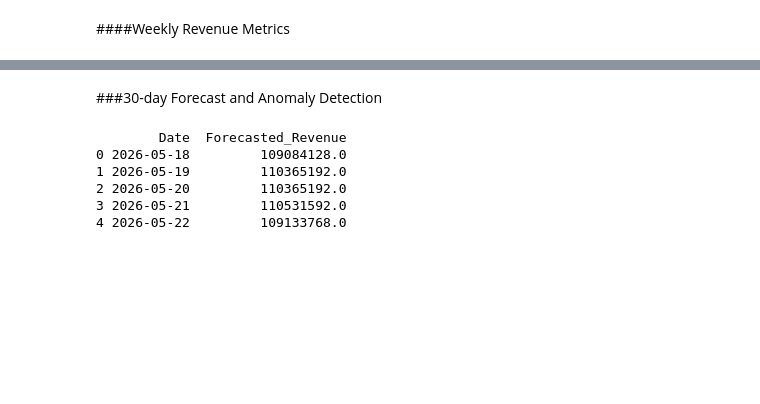
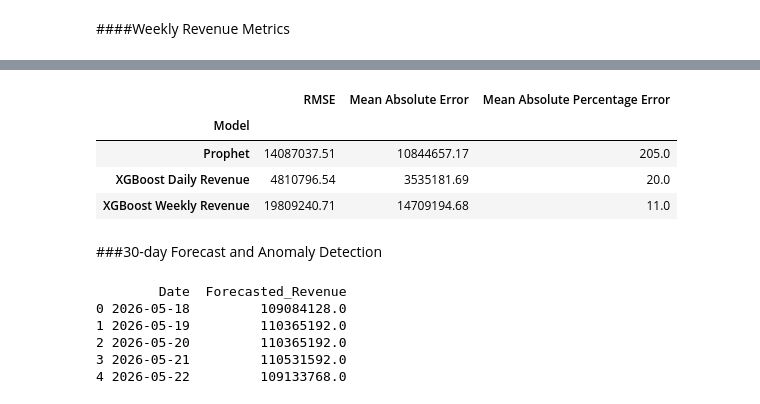
Before and after one commit to Suchitra90/Data-Science-Assignment, a Jupyter notebook: Data_Scientist_Assignment_G_Suchitra.ipynb, the cells around one changed output, grey strips where cells are left out. Saved outputs shown, nothing was run; the diff lists cells and outputs as text; code cells hidden in the pictures; blank space fills up the shorter version.

```diff
--- a/Data_Scientist_Assignment_G_Suchitra.ipynb
+++ b/Data_Scientist_Assignment_G_Suchitra.ipynb
@@ -356,11 +356,15 @@ predict = test_forecast['yhat'].values
 
 from sklearn.metrics import root_mean_squared_error,mean_absolute_error,mean_absolute_percentage_error
 
-RMSE = root_mean_squared_error(actual,predict)
-MAE = mean_absolute_error(actual,predict)
-MAPE = mean_absolute_percentage_error(actual,predict)*100
+RMSE = np.round(root_mean_squared_error(actual,predict),2)
+MAE = np.round(mean_absolute_error(actual,predict),2)
+MAPE = np.round(mean_absolute_percentage_error(actual,predict),2)*100
 
 print('RMSE:',RMSE)
 print('MAE:',MAE)
 print('MAPE:',MAPE)
+
+Results = pd.DataFrame(index=[0],data={'Model':'Prophet','RMSE':RMSE,'Mean Absolute Error':MAE,'Mean Absolute Percentage Error':MAPE})
+Results.set_index('Model',inplace=True)
+Results
 # %% [output]
@@ -658,11 +665,16 @@ xgb_model.fit(X_train,y_train)
 
 y_pred = xgb_model.predict(X_test)
 # %%
-RMSE = root_mean_squared_error(y_pred,y_test)
-MAE = mean_absolute_error(y_pred,y_test)
-MAPE = mean_absolute_percentage_error(y_pred,y_test)*100
+RMSE = np.round(root_mean_squared_error(y_pred,y_test),2)
+MAE = np.round(mean_absolute_error(y_pred,y_test),2)
+MAPE = np.round(mean_absolute_percentage_error(y_pred,y_test),2)*100
 
 print('RMSE:',RMSE)
 print('MAE:',MAE)
 print('MAPE:',MAPE)
+
+Results1 = pd.DataFrame(index=[0],data={'Model':'XGBoost Daily Revenue','RMSE':RMSE,'Mean Absolute Error':MAE,'Mean Absolute Percentage Error':MAPE})
+Results1.set_index('Model',inplace=True)
+Results = pd.concat([Results,Results1])
+Results
 # %% [output]
@@ -691,11 +707,16 @@ xgb_model.fit(X_train,y_train)
 
 y_pred = xgb_model.predict(X_test)
 # %%
-RMSE = root_mean_squared_error(y_pred,y_test)
-MAE = mean_absolute_error(y_pred,y_test)
-MAPE = mean_absolute_percentage_error(y_pred,y_test)*100
+RMSE = np.round(root_mean_squared_error(y_pred,y_test),2)
+MAE = np.round(mean_absolute_error(y_pred,y_test),2)
+MAPE = np.round(mean_absolute_percentage_error(y_pred,y_test),2)*100
 
 print('RMSE:',RMSE)
 print('MAE:',MAE)
 print('MAPE:',MAPE)
+
+Results1 = pd.DataFrame(index=[0],data={'Model':'XGBoost Weekly Revenue','RMSE':RMSE,'Mean Absolute Error':MAE,'Mean Absolute Percentage Error':MAPE})
+Results1.set_index('Model',inplace=True)
+Results = pd.concat([Results,Results1])
+Results
 # %% [output]
@@ -705,3 +726,8 @@ MAPE: 10.897691394733549
+|  | RMSE | Mean Absolute Error | Mean Absolute Percentage Error |
+| Model |  |  |  |
+| Prophet | 14087037.51 | 10844657.17 | 205.0 |
+| XGBoost Daily Revenue | 4810796.54 | 3535181.69 | 20.0 |
+| XGBoost Weekly Revenue | 19809240.71 | 14709194.68 | 11.0 |
 # %% [markdown]
 ###30-day Forecast and Anomaly Detection
 # %%
```
Also changed, not shown: parts of 4 cells of this notebook.
